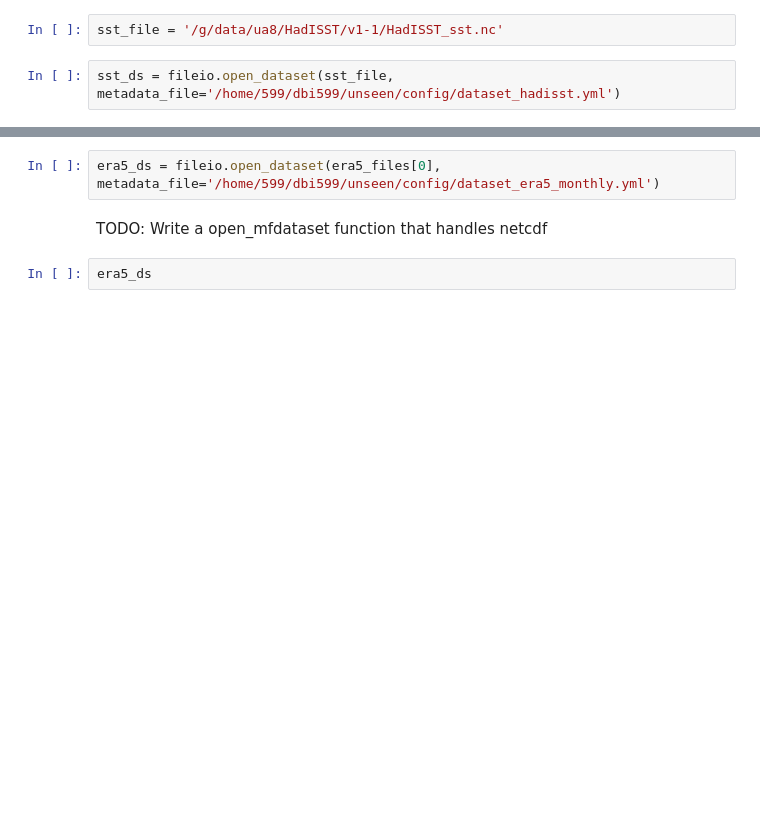
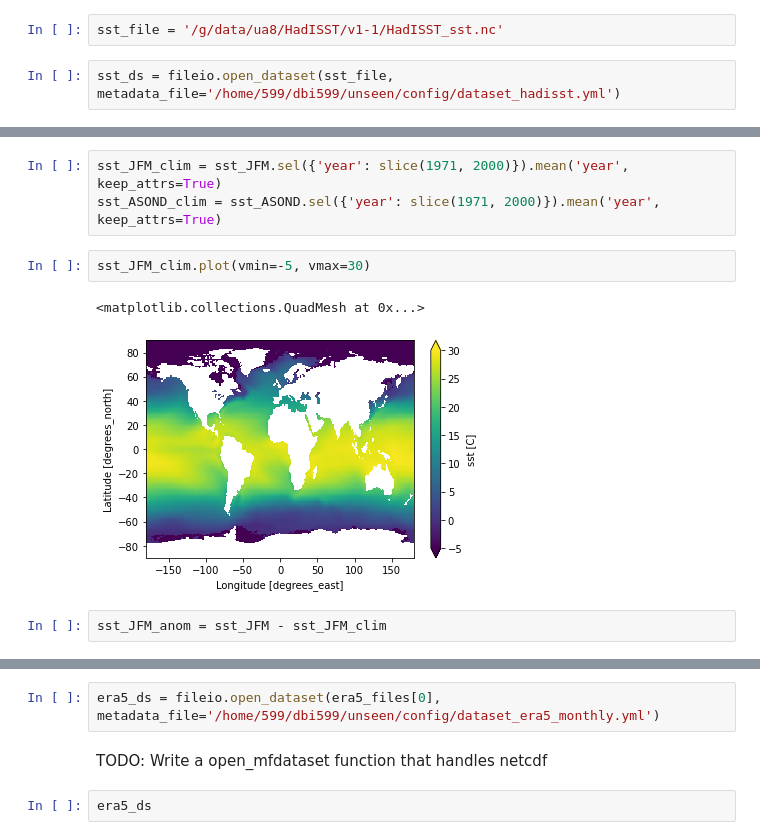
Before and after one commit to DamienIrving/wheatbelt, a Jupyter notebook: composites.ipynb, the cells around one changed output, grey strips where cells are left out. Cells and saved outputs as stored; diff of their text form; blank space fills up the shorter version.

```diff
--- a/composites.ipynb
+++ b/composites.ipynb
@@ -35,0 +201,10 @@ Attributes:
+# %%
+sst_JFM_clim = sst_JFM.sel({'year': slice(1971, 2000)}).mean('year', keep_attrs=True)
+sst_ASOND_clim = sst_ASOND.sel({'year': slice(1971, 2000)}).mean('year', keep_attrs=True)
+# %%
+sst_JFM_clim.plot(vmin=-5, vmax=30)
+# %% [output]
+<matplotlib.collections.QuadMesh at 0x...>
+[figure, added]
+# %%
+sst_JFM_anom = sst_JFM - sst_JFM_clim
```
Also changed, not shown: parts of 21 cells of this notebook.
